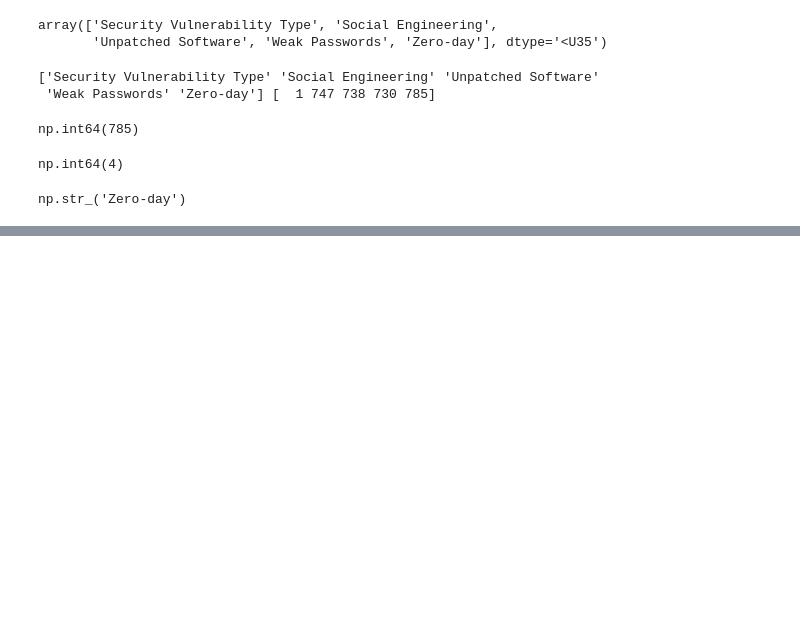
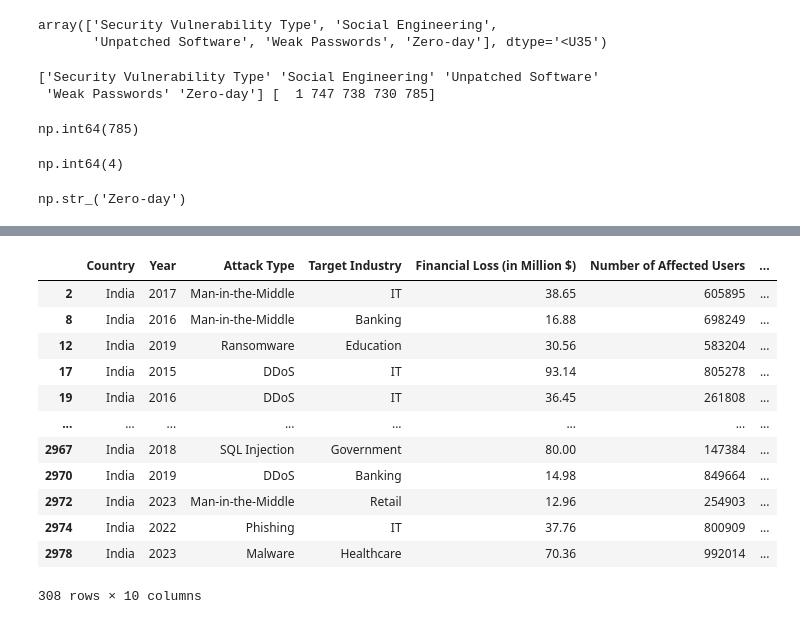
Before and after one commit to kingping77777/cyber-threat-log-analyzer, a Jupyter notebook: notebooks/exploration.ipynb, the cells around one changed output, grey strips where cells are left out. Cells and saved outputs as stored; diff of their text form; code cells hidden in the pictures; blank space fills up the shorter version.

```diff
--- a/notebooks/exploration.ipynb
+++ b/notebooks/exploration.ipynb
@@ -255,0 +649,18 @@ np.str_('Zero-day')
+# %%
+#Phase 7 Filtering & Querying
+#feature 7.1
+df[df["Country"]=="India"]
+# %% [output]
+|  | Country | Year | Attack Type | Target Industry | Financial Loss (in Million $) | Number of Affected Users | ... |
+| 2 | India | 2017 | Man-in-the-Middle | IT | 38.65 | 605895 | ... |
+| 8 | India | 2016 | Man-in-the-Middle | Banking | 16.88 | 698249 | ... |
+| 12 | India | 2019 | Ransomware | Education | 30.56 | 583204 | ... |
+| 17 | India | 2015 | DDoS | IT | 93.14 | 805278 | ... |
+| 19 | India | 2016 | DDoS | IT | 36.45 | 261808 | ... |
+| ... | ... | ... | ... | ... | ... | ... | ... |
+| 2967 | India | 2018 | SQL Injection | Government | 80.00 | 147384 | ... |
+| 2970 | India | 2019 | DDoS | Banking | 14.98 | 849664 | ... |
+| 2972 | India | 2023 | Man-in-the-Middle | Retail | 12.96 | 254903 | ... |
+| 2974 | India | 2022 | Phishing | IT | 37.76 | 800909 | ... |
+| 2978 | India | 2023 | Malware | Healthcare | 70.36 | 992014 | ... |
+308 rows × 10 columns
```
Also changed, not shown: parts of 48 cells of this notebook, 2 other files.
